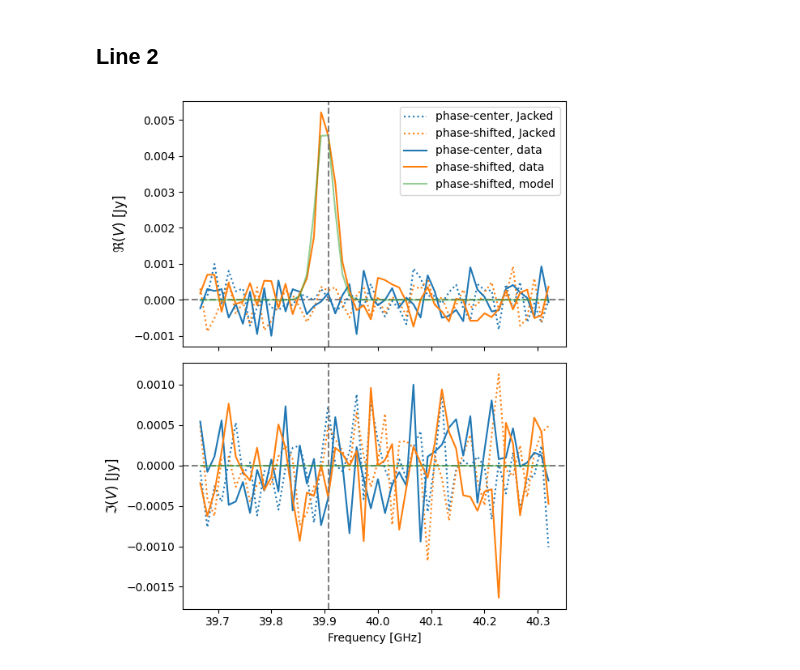
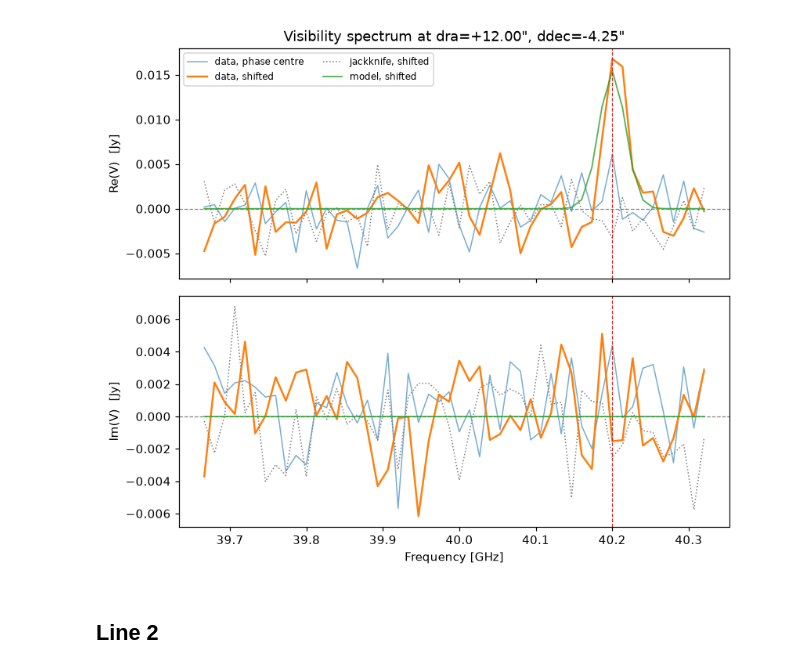
Before and after one commit to Joshiwavm/Luv_finder, a Jupyter notebook: docs/source/tutorials/find-lines-matched-filter.ipynb, the cells around one changed output. Drawn from its saved outputs; the diff is of its cells as text; code cells hidden in the pictures.

```diff
--- a/docs/source/tutorials/find-lines-matched-filter.ipynb
+++ b/docs/source/tutorials/find-lines-matched-filter.ipynb
@@ -3,8 +5,10 @@
 # %%
-import functools
+import tempfile
 
 import numpy as np
-import matplotlib.pyplot as plt
+from IPython.display import Image
 
 from luv_finder import DataHandler, Gaussian, MatchedFilter, Model
-from luv_finder.matchedfilter import nu_center_func
+from luv_finder.plotting import response_check, spectrum_check
+
+plots = tempfile.mkdtemp()
@@ -164,0 +19,5 @@ Region: [40.1599, 40.2403] GHz, N_chan=7, noise_std=0.0004482
+# %%
+data = DataHandler.from_npz("../../../tests/fixtures/line13_line9_small.npz")
+(chunk,) = data.chunks
+n_chan, n_row = chunk.X.shape
+print(f"{n_row} rows x {n_chan} channels, {data.nbytes / 1e6:.1f} MB")
@@ -165,2 +30,7 @@ Region: [40.1599, 40.2403] GHz, N_chan=7, noise_std=0.0004482
+# %%
+line1 = Gaussian(dra=12.0, ddec=-4.25, total_flux=5.1, bmin=0.33, bmaj=0.33, nu_center=40.2e9, width=300)
+Image(spectrum_check(data, 12.0, -4.25, model=line1, plots_dir=plots, name="line1", line_ghz=40.2))
+# %% [output]
+[figure, added]
 # %% [markdown]
 ## Line 2
@@ -225,35 +36,0 @@ mean_imags_split_shifted = np.average(Data.uvdata_split.UVimags_shifted.reshape(
-# %%
-
-# Plot the model visibilities.
-fig, (ax1, ax2) = plt.subplots(2, 1, sharex=True, figsize=(6, 7))
-
-ax1.axhline(0, c='gray', ls = '--')
-ax2.axhline(0, c='gray', ls = '--')
-
-ax1.plot(freqs, mean_reals_split, label='phase-center, Jacked', c='C0',ls=':')
-ax1.plot(freqs, mean_reals_split_shifted, label='phase-shifted, Jacked', c='C1',ls=':')
-ax1.plot(freqs, mean_reals, label='phase-center, data', c='C0', ls='-')
-ax1.plot(freqs, mean_reals_shifted, label='phase-shifted, data', c='C1', ls='-')
-# ax1.plot(freqs, mean_reals_model, label='phase-center, model', c='C0', ls='-', alpha=0.5)
-ax1.plot(freqs, mean_reals_model_shifted, label='phase-shifted, model', c='C2', ls='-', alpha=0.5)
-ax1.axvline(freqs[np.argmax(mean_reals_model_shifted)], c='gray', ls = '--')
-
-# The example you already have in your code
-ax1.set_ylabel(r'$\Re(V)$ [Jy]', fontsize=12)  # Real part of the visibility
-ax1.legend()
-
-ax2.plot(freqs, mean_imags_split, label='phase-center, Jacked', c='C0',ls=':')
-ax2.plot(freqs, mean_imags_split_shifted, label='phase-shifted, Jacked', c='C1',ls=':')
-ax2.plot(freqs, mean_imags, label='phase-center, data', c='C0', ls='-')
-ax2.plot(freqs, mean_imags_shifted, label='phase-shifted, data', c='C1', ls='-')
-# ax2.plot(freqs, mean_imags_model, label='phase-center, model', c='C0', ls='-', alpha=0.5)
-ax2.plot(freqs, mean_imags_model_shifted, label='phase-shifted, model', c='C2', ls='-', alpha=0.5)
-ax2.axvline(freqs[np.argmax(mean_reals_model_shifted)], c='gray', ls = '--')
-
-ax2.set_xlabel('Frequency [GHz]')
-ax2.set_ylabel(r'$\Im(V)$ [Jy]', fontsize=12)  # Real part of the visibility
-plt.tight_layout()
-plt.savefig('./plots/data_model.png')
-plt.show()
-# %% [output]
-[figure, removed]
```
Also changed, not shown: parts of 19 cells of this notebook, 18 other files.
